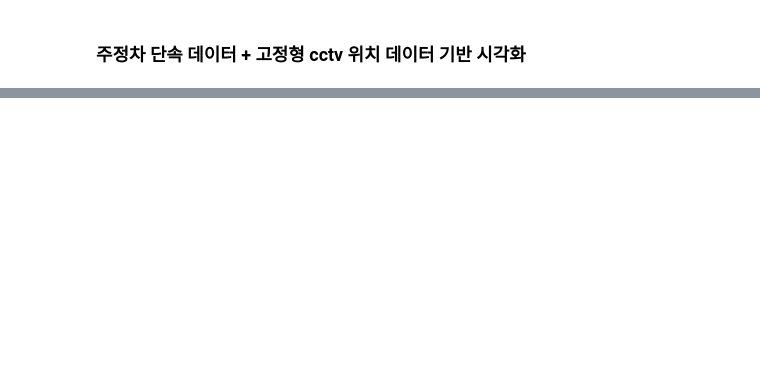
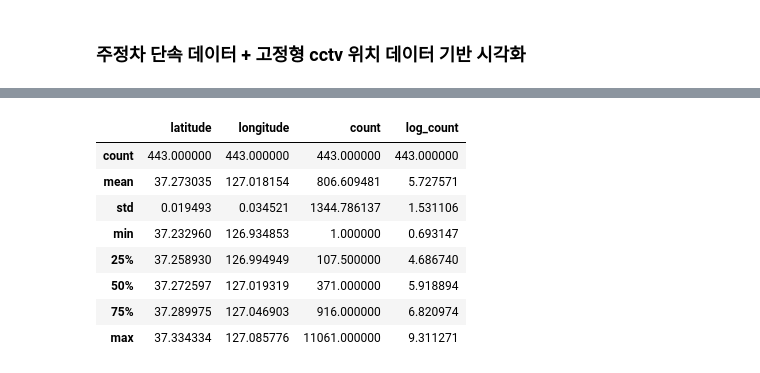
Before and after one commit to HOYUN-Y/Data_projects, a Jupyter notebook: dacon_sri_suwon_data_analysis/주정차단속데이터_시각화.ipynb, the cells around one changed output, grey strips where cells are left out. Saved outputs shown, nothing was run; the diff lists cells and outputs as text; code cells hidden in the pictures; blank space fills up the shorter version.

```diff
--- a/dacon_sri_suwon_data_analysis/주정차단속데이터_시각화.ipynb
+++ b/dacon_sri_suwon_data_analysis/주정차단속데이터_시각화.ipynb
@@ -15,0 +83,11 @@ import geopandas as gpd
+# %%
+def geo_transform(df):
+    df['latitude'] = df['latitude'].astype(float)
+    df['longitude'] = df['longitude'].astype(float)
+    df['geometry'] = df.apply(lambda row: Point([row['longitude'],row['latitude']]), axis=1)
+    df = gpd.GeoDataFrame(df, geometry='geometry')
+    df.crs = {'init':'epsg:4326'}
+    df = df.to_crs({'init':'epsg:4326'})
+    return df
+# %%
+illigal_fixture = geo_transform(illigal_fixture)
@@ -15,0 +129,20 @@ import geopandas as gpd
+# %%
+location_counts = (
+    illigal_fixture.groupby(['latitude', 'longitude'])
+    .size()
+    .reset_index(name='count')
+)
+
+location_counts['log_count'] = np.log1p(location_counts['count'])
+# %%
+location_counts.describe()
+# %% [output]
+|  | latitude | longitude | count | log_count |
+| count | 443.000000 | 443.000000 | 443.000000 | 443.000000 |
+| mean | 37.273035 | 127.018154 | 806.609481 | 5.727571 |
+| std | 0.019493 | 0.034521 | 1344.786137 | 1.531106 |
+| min | 37.232960 | 126.934853 | 1.000000 | 0.693147 |
+| 25% | 37.258930 | 126.994949 | 107.500000 | 4.686740 |
+| 50% | 37.272597 | 127.019319 | 371.000000 | 5.918894 |
+| 75% | 37.289975 | 127.046903 | 916.000000 | 6.820974 |
+| max | 37.334334 | 127.085776 | 11061.000000 | 9.311271 |
```
Also changed, not shown: parts of 8 cells of this notebook, 2 other files.
